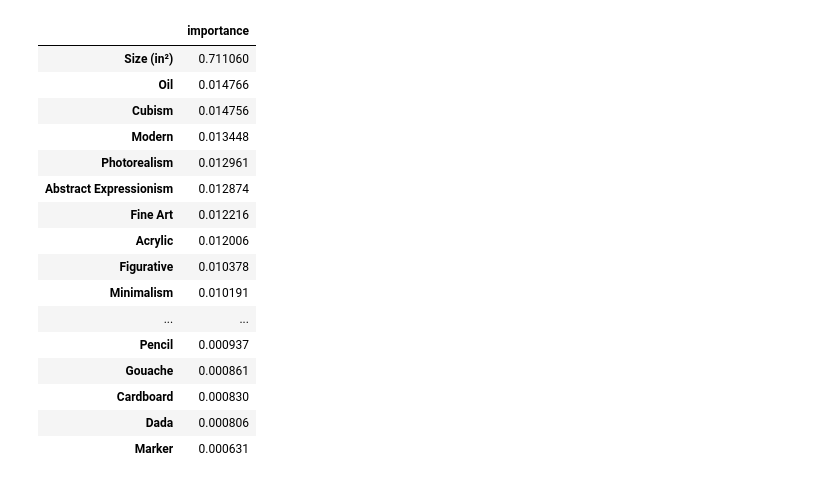
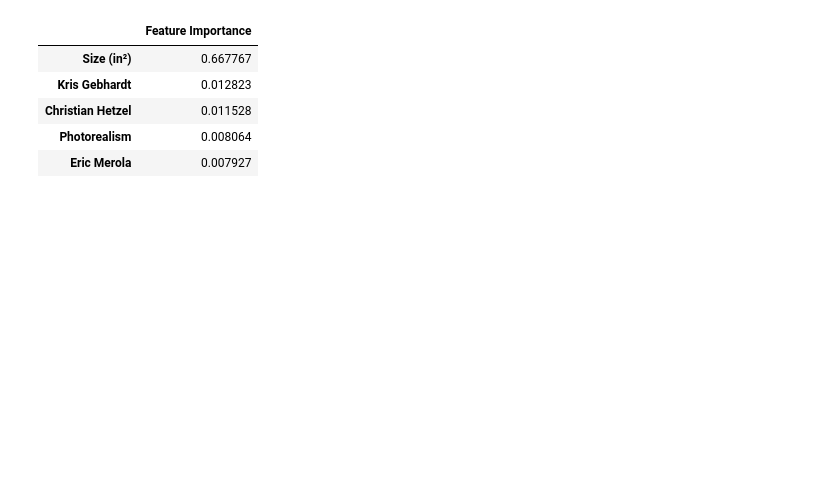
Before and after one commit to cryptogazzetta/Arte, a Jupyter notebook: analysis/saatchi_explore_artworks.ipynb, the cells around one changed output. Cells and saved outputs as stored; diff of their text form; code cells hidden in the pictures; blank space fills up the shorter version.

```diff
--- a/analysis/saatchi_explore_artworks.ipynb
+++ b/analysis/saatchi_explore_artworks.ipynb
@@ -264,12 +302,11 @@ def get_all_models(x, y):
         mse = mean_squared_error(y_test, y_pred)
         pearson = np.corrcoef(y_test.to_numpy(), y_pred)[0, 1]
 
-        models_df.loc['Pearson Correl Predicted-Actual', model_name] = pearson
         models_df.loc['R² Score', model_name] = r2
         models_df.loc['Adjusted R² Score', model_name] = adj_r2
+        models_df.loc['Pearson Correl Predicted-Actual', model_name] = pearson
         models_df.loc['Mean Absolute Error', model_name] = mean_error
         models_df.loc['Median Absolute Error', model_name] = median_error
-        models_df.loc['Mean Absolute Percentage Error', model_name] = mape
         models_df.loc['Mean Squared Error', model_name] = mse
 
         # Round values
@@ -463,18 +511,18 @@ all_segments_df
 # %%
-## MODEL FOR SIZE, STYLES, MEDIUMS, MATERIALS AND SUBJECTS
+## MODEL FOR SIZE AND CATEGORIES
 
-# artworks = artworks[artworks['Price (US$/in²)'] > ]
+# ignorando warnings porque essa célula levanta muitos warnings de performance do pandas (quando se inclui a coluna 'Artist')
+import warnings
+warnings.filterwarnings('ignore')
 
-# get artworks with price per in² in the top 25% of the dataset
-artworks = artworks[artworks['Price (US$/in²)'] > artworks['Price (US$/in²)'].quantile(0.75)]
 
-dummies_for_all_segments = get_dummies_for_all_segments(artworks)
+categories_columns_list = ['Styles', 'Subjects', 'Mediums', 'Materials', 'Artist']
+
+dummies_for_all_segments = get_dummies_for_all_segments(artworks, categories_columns_list)
+dummies_for_all_segments.columns
 
 # apply models to dummies_for_all_segments
-x = dummies_for_all_segments.drop(columns=['Price (US$)', 'Price (US$/in²)', 'Country', 'Favorite', 'Url', 'Title', 'Artist Produced Limited Edition Of', 'Original Created'])
+x = dummies_for_all_segments.drop(columns=['Price (US$)', 'Price (US$/in²)', 'Country', 'Favorite', 'Url', 'Title', 'Artist Produced Limited Edition Of', 'Original Created', 'Artist'])
 y = dummies_for_all_segments['Price (US$)']
-
-models_output = get_all_models(x.values, y)
-models_df = models_output[0]
-models = models_output[1]
-models_df
+models_metrics_df, models = get_all_models(x.values, y)
+models_metrics_df
@@ -516,27 +539,16 @@ dtype: float64
 # %%
 ## GET FEATURE IMPORTANCES
 
 rf_model = models['Random forest']
 
-feature_importances = pd.DataFrame(rf_model.feature_importances_,
+feature_importances_df = pd.DataFrame(rf_model.feature_importances_,
                                       index = x.columns,
-                                        columns=['importance']).sort_values('importance', ascending=False)
-feature_importances
+                                        columns=['Feature Importance']).sort_values('Feature Importance', ascending=False)
+feature_importances_df.head()
 # %% [output]
-|  | importance |
-| Size (in²) | 0.711060 |
-| Oil | 0.014766 |
-| Cubism | 0.014756 |
-| Modern | 0.013448 |
-| Photorealism | 0.012961 |
-| Abstract Expressionism | 0.012874 |
-| Fine Art | 0.012216 |
-| Acrylic | 0.012006 |
-| Figurative | 0.010378 |
-| Minimalism | 0.010191 |
-| ... | ... |
-| Pencil | 0.000937 |
-| Gouache | 0.000861 |
-| Cardboard | 0.000830 |
-| Dada | 0.000806 |
-| Marker | 0.000631 |
+|  | Feature Importance |
+| Size (in²) | 0.667767 |
+| Kris Gebhardt | 0.012823 |
+| Christian Hetzel | 0.011528 |
+| Photorealism | 0.008064 |
+| Eric Merola | 0.007927 |
```
Also changed, not shown: parts of 25 cells of this notebook, 7 other files.
